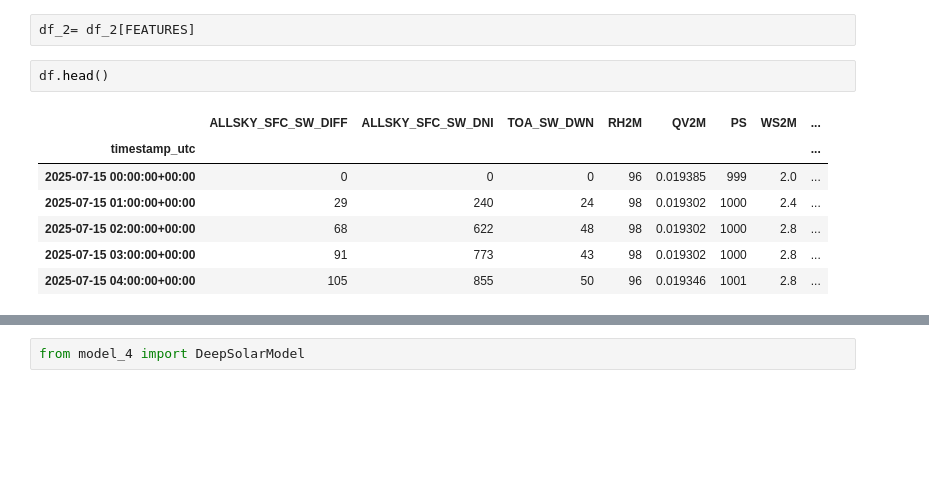
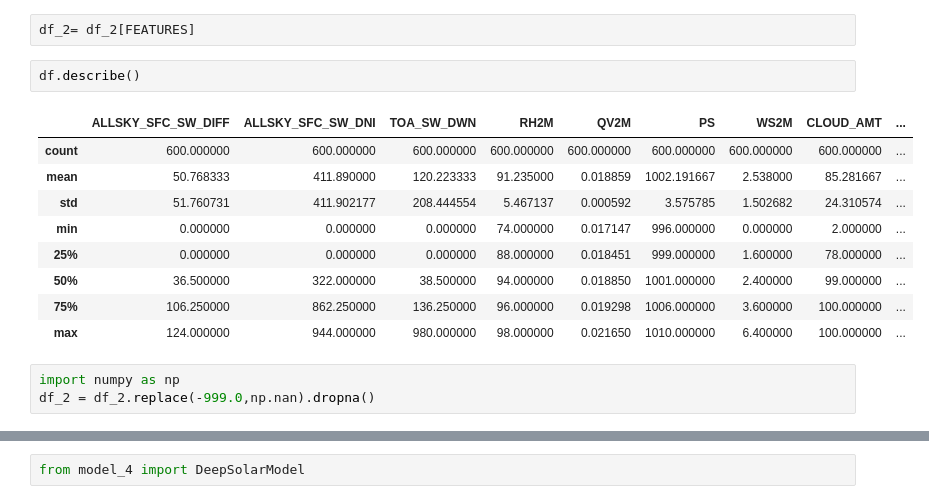
Before and after one commit to studentanush/weatherNet, a Jupyter notebook: testing.ipynb, the cells around one changed output, grey strips where cells are left out. Cells and saved outputs as stored; diff of their text form; blank space fills up the shorter version.

```diff
--- a/testing.ipynb
+++ b/testing.ipynb
@@ -623,13 +625,18 @@ df_2 = add_time_features(df_2)
 # %%
 df_2= df_2[FEATURES]
 # %%
-df.head()
+df.describe()
 # %% [output]
-|  | ALLSKY_SFC_SW_DIFF | ALLSKY_SFC_SW_DNI | TOA_SW_DWN | RH2M | QV2M | PS | WS2M | ... |
-| timestamp_utc |  |  |  |  |  |  |  | ... |
-| 2025-07-15 00:00:00+00:00 | 0 | 0 | 0 | 96 | 0.019385 | 999 | 2.0 | ... |
-| 2025-07-15 01:00:00+00:00 | 29 | 240 | 24 | 98 | 0.019302 | 1000 | 2.4 | ... |
-| 2025-07-15 02:00:00+00:00 | 68 | 622 | 48 | 98 | 0.019302 | 1000 | 2.8 | ... |
-| 2025-07-15 03:00:00+00:00 | 91 | 773 | 43 | 98 | 0.019302 | 1000 | 2.8 | ... |
-| 2025-07-15 04:00:00+00:00 | 105 | 855 | 50 | 96 | 0.019346 | 1001 | 2.8 | ... |
+|  | ALLSKY_SFC_SW_DIFF | ALLSKY_SFC_SW_DNI | TOA_SW_DWN | RH2M | QV2M | PS | WS2M | CLOUD_AMT | ... |
+| count | 600.000000 | 600.000000 | 600.000000 | 600.000000 | 600.000000 | 600.000000 | 600.000000 | 600.000000 | ... |
+| mean | 50.768333 | 411.890000 | 120.223333 | 91.235000 | 0.018859 | 1002.191667 | 2.538000 | 85.281667 | ... |
+| std | 51.760731 | 411.902177 | 208.444554 | 5.467137 | 0.000592 | 3.575785 | 1.502682 | 24.310574 | ... |
+| min | 0.000000 | 0.000000 | 0.000000 | 74.000000 | 0.017147 | 996.000000 | 0.000000 | 2.000000 | ... |
+| 25% | 0.000000 | 0.000000 | 0.000000 | 88.000000 | 0.018451 | 999.000000 | 1.600000 | 78.000000 | ... |
+| 50% | 36.500000 | 322.000000 | 38.500000 | 94.000000 | 0.018850 | 1001.000000 | 2.400000 | 99.000000 | ... |
+| 75% | 106.250000 | 862.250000 | 136.250000 | 96.000000 | 0.019298 | 1006.000000 | 3.600000 | 100.000000 | ... |
+| max | 124.000000 | 944.000000 | 980.000000 | 98.000000 | 0.021650 | 1010.000000 | 6.400000 | 100.000000 | ... |
+# %%
+import numpy as np
+df_2 = df_2.replace(-999.0,np.nan).dropna()
 # %%
```
Also changed, not shown: parts of 3 cells of this notebook.
